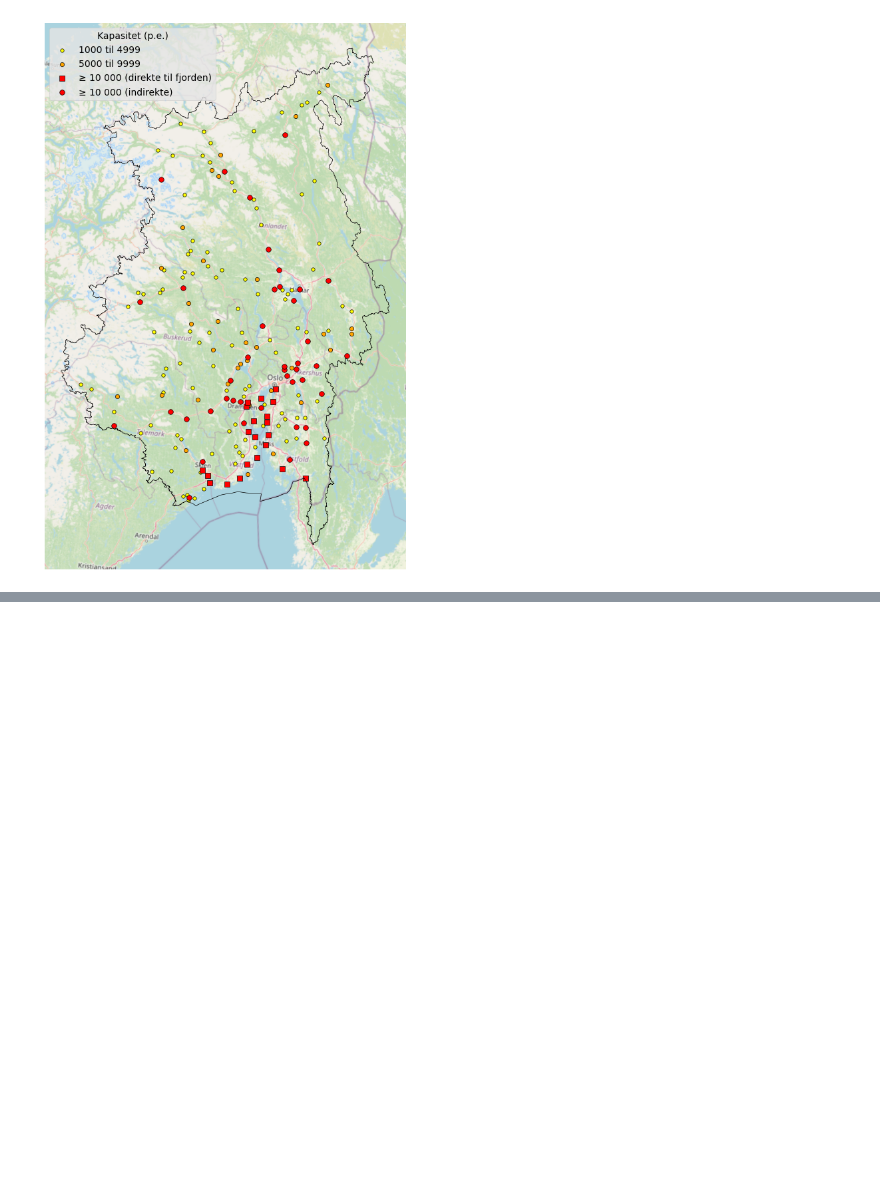
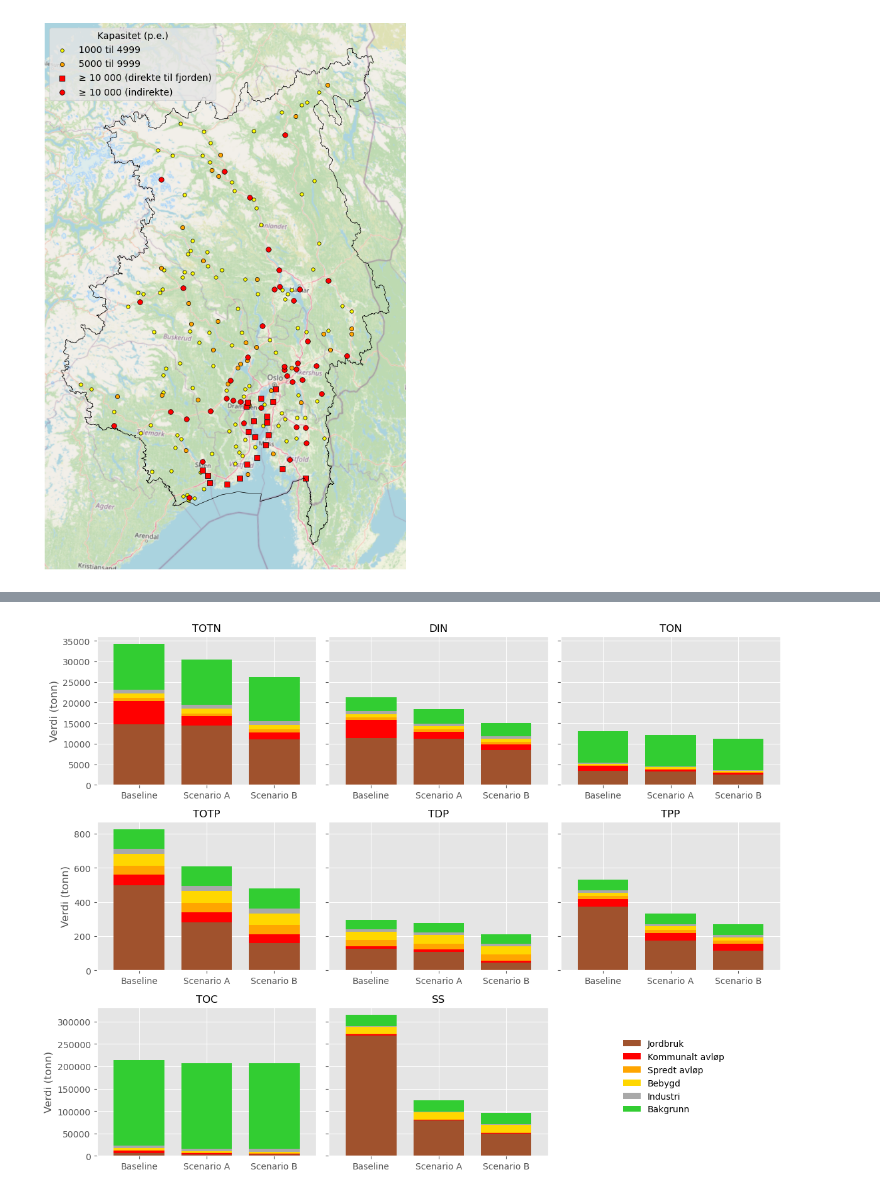
Before and after one commit to NIVANorge/oslomod_phase3_teotil, a Jupyter notebook: code/06_report_plots.ipynb, the cells around one changed output, grey strips where cells are left out. Saved outputs shown, nothing was run; the diff lists cells and outputs as text; code cells hidden in the pictures; blank space fills up the shorter version.

```diff
--- a/code/06_report_plots.ipynb
+++ b/code/06_report_plots.ipynb
@@ -1122,0 +1426,99 @@ plt.savefig(
+# %%
+source_order = [
+    "Jordbruk",
+    "Kommunalt avløp",
+    "Spredt avløp",
+    "Bebygd",
+    "Industri",
+    # "Akvakultur",
+    "Bakgrunn",
+]
+scen_order = ["Baseline", "Scenario A", "Scenario B"]
+
+# Colours
+colour_dict = {
+    "Akvakultur": "royalblue",
+    "Jordbruk": "sienna",
+    "Kommunalt avløp": "red",
+    "Spredt avløp": "orange",
+    "Industri": "darkgrey",
+    "Bebygd": "gold",
+    "Bakgrunn": "limegreen",
+}
+
+# Read data
+csv_path = r"../data/results_summary.csv"
+df = pd.read_csv(csv_path).query("(`Område` == @region) and (Kilde != 'Akvakultur')")
+df["Scenario"] = df["Scenario"].replace(
+    {"Scenario_A": "Scenario A", "Scenario_B": "Scenario B"}
+)
+
+# Setup plot
+fig, axes = plt.subplots(nrows=3, ncols=3, figsize=(12, 9), sharex=False, sharey="row")
+axes = axes.flatten()
+
+# Get position of last axis before deleting it
+legend_bbox = axes[-1].get_position()
+fig.delaxes(axes[-1])
+axes = axes[:-1]
+
+# Loop over pars
+pars = ["TOTN", "DIN", "TON", "TOTP", "TDP", "TPP", "TOC", "SS"]
+legend_handles = None
+legend_labels = None
+for idx, par in enumerate(pars):
+    par_df = df.query("Parameter == @par").copy()
+    ax = axes[idx]
+
+    pvt = (
+        par_df.pivot_table(
+            index="Scenario",
+            columns="Kilde",
+            values="Verdi (tonn)",
+            aggfunc="sum",
+            fill_value=0,
+        )
+        .reindex(columns=source_order)
+        .reindex(scen_order)
+    )
+    colors = [colour_dict[k] for k in pvt.columns]
+    pvt.plot(
+        kind="bar", stacked=True, color=colors, ax=ax, width=0.75, edgecolor="none"
+    )
+
+    ax.set_title(par, fontsize=12)
+    if idx % 3 == 0:
+        ax.set_ylabel("Verdi (tonn)")
+    ax.set_xlabel("")
+    ax.tick_params(axis="x", labelrotation=0)
+
+    if legend_handles is None:
+        legend_handles, legend_labels = ax.get_legend_handles_labels()
+
+# Remove axis-level legends
+for ax in axes:
+    leg = ax.get_legend()
+    leg.remove()
+
+# Place a single legend in the deleted subplot's space
+if legend_handles:
+    fig.legend(
+        legend_handles,
+        legend_labels,
+        loc="center",
+        bbox_to_anchor=(
+            0.06 + legend_bbox.x0 + legend_bbox.width / 2,
+            -0.04 + legend_bbox.y0 + legend_bbox.height / 2,
+        ),
+        bbox_transform=fig.transFigure,
+        ncol=1,
+        frameon=False,
+    )
+
+plt.tight_layout()
+
+# Save
+png_path = f"../plots/terrestrial-input_tonnes_{region.replace(' ', '-').lower()}.png"
+plt.savefig(png_path, dpi=200, bbox_inches="tight")
+# %% [output]
+[figure, added]
```
Also changed, not shown: parts of 14 cells of this notebook, 13 other files.
